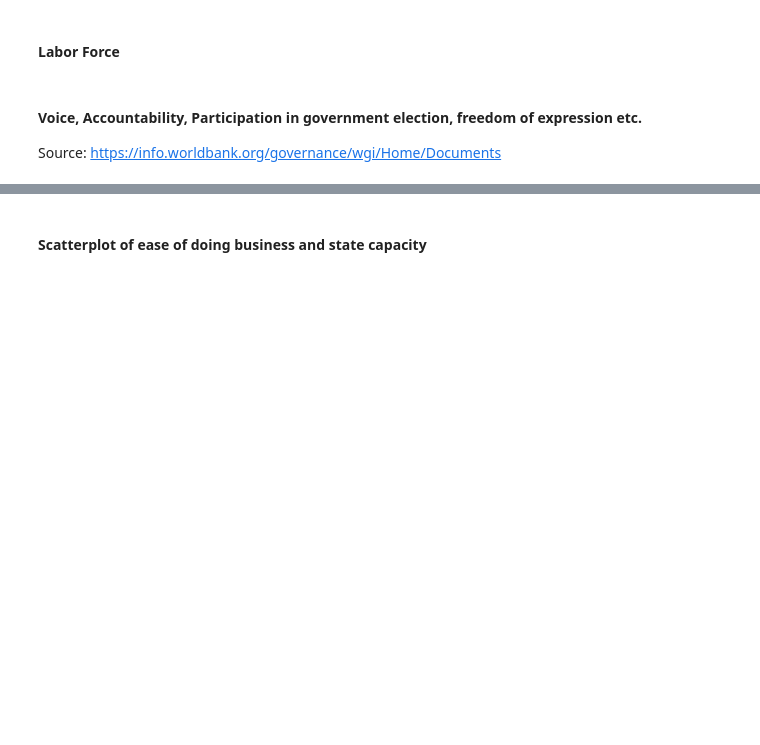
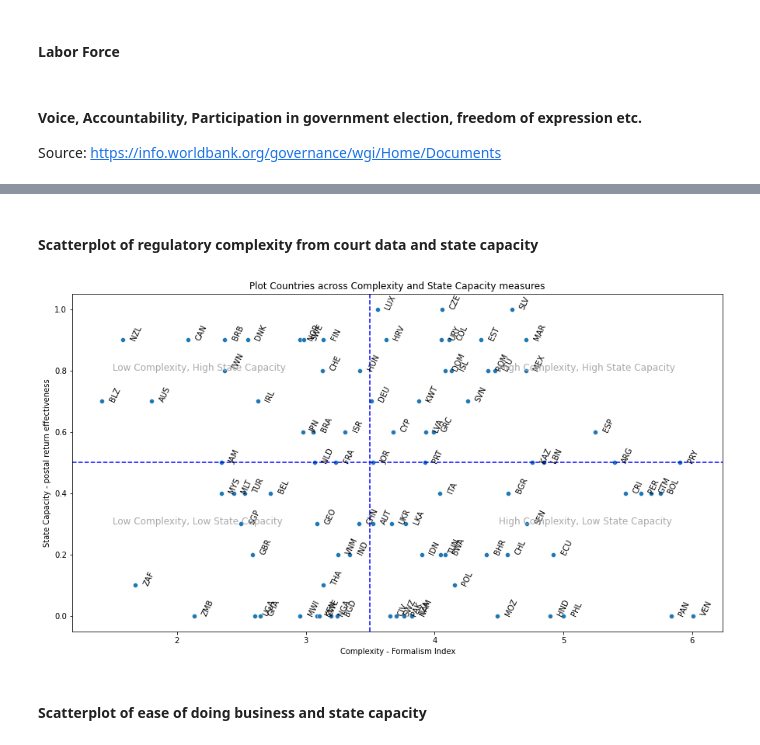
Before and after one commit to kevalshah90/Economic_Research, a Jupyter notebook: State_Capacity/stateCapacity.ipynb, the cells around one changed output, grey strips where cells are left out. Drawn from its saved outputs; the diff is of its cells as text; code cells hidden in the pictures; blank space fills up the shorter version.

```diff
--- a/State_Capacity/stateCapacity.ipynb
+++ b/State_Capacity/stateCapacity.ipynb
@@ -73 +79,5 @@ df_courts.sample(5)
 5 rows × 118 columns
+# %%
+# Read Country codes data
+
+df_country = pd.read_excel('data/country_codes.xlsx')
@@ -234,3 +273,57 @@ df6 = df6.drop('Country Code', 1)
+# %%
+df_full = pd.merge(df_sc2,
+                   df_courts_v1[['country','Code3','all_indexn_c','consistent']],
+                   left_on = ['Code'],
+                   right_on = ['Code3'])
+
+df_full = df_full.drop(['country','Code3'],1)
+
+# Rename columns
+df_full = df_full.rename(columns={'Got the letter back': 'got_letter_back',
+                                  'Got the letter back in 90 days': 'letter_back_90_days',
+                                  'Avg. number of days to get back the letter': 'avg_days_get_letter_back'}
+                        )
+# %% [markdown]
+#### Scatterplot of regulatory complexity from court data and state capacity
+# %%
+# Plot scatter of ease of courts - formalism index and state capacity
+
+plt.figure(figsize=(15,8))
+ax = sns.scatterplot(x='all_indexn_c', y='letter_back_90_days', data = df_full)
+
+for line in range(0,df_full.shape[0]):
+
+     ax.text(df_full.all_indexn_c[line]+0.05, df_full.letter_back_90_days[line],
+             df_full.Code[line],
+             horizontalalignment='left',
+             rotation=65,
+             size='medium',
+             color='black',
+             weight='normal')
+
+
+# Add Quadrants
+ax.axhline(0.5, color="blue", linestyle="--")
+ax.axvline(3.5, color="blue", linestyle="--")
+
+# # Add Annotations
+style = dict(size=12, color='darkgray')
+
+ax.text(1.5, 0.3, "Low Complexity, Low State Capacity", **style)
+ax.text(1.5, 0.8, "Low Complexity, High State Capacity", **style)
+ax.text(4.5, 0.3, "High Complexity, Low State Capacity", **style)
+ax.text(4.5, 0.8, "High Complexity, High State Capacity", **style)
+
+plt.title('Plot Countries across Complexity and State Capacity measures')
+# Set x-axis label
+plt.xlabel('Complexity - Formalism Index')
+# Set y-axis label
+plt.ylabel('State Capacity - postal return effectiveness')
+
+#adjust_text(ax.text, arrowprops=dict(arrowstyle="->", color='r', lw=0.5))
+plt.show()
+# %% [output]
+[figure, added]
 # %% [markdown]
 #### Scatterplot of ease of doing business and state capacity
 # %%
```
Also changed, not shown: parts of 9 cells of this notebook, 9 other files.
